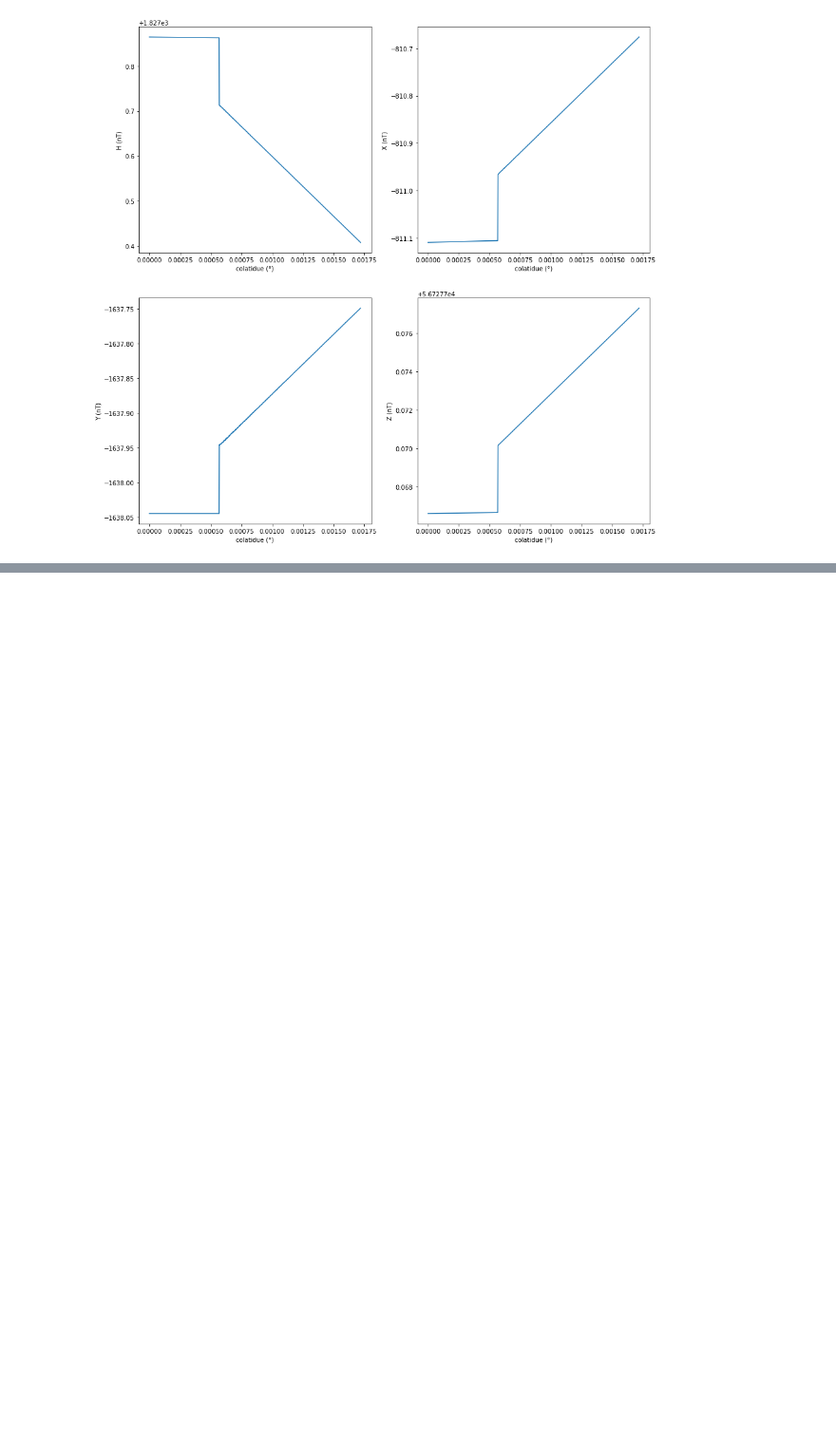
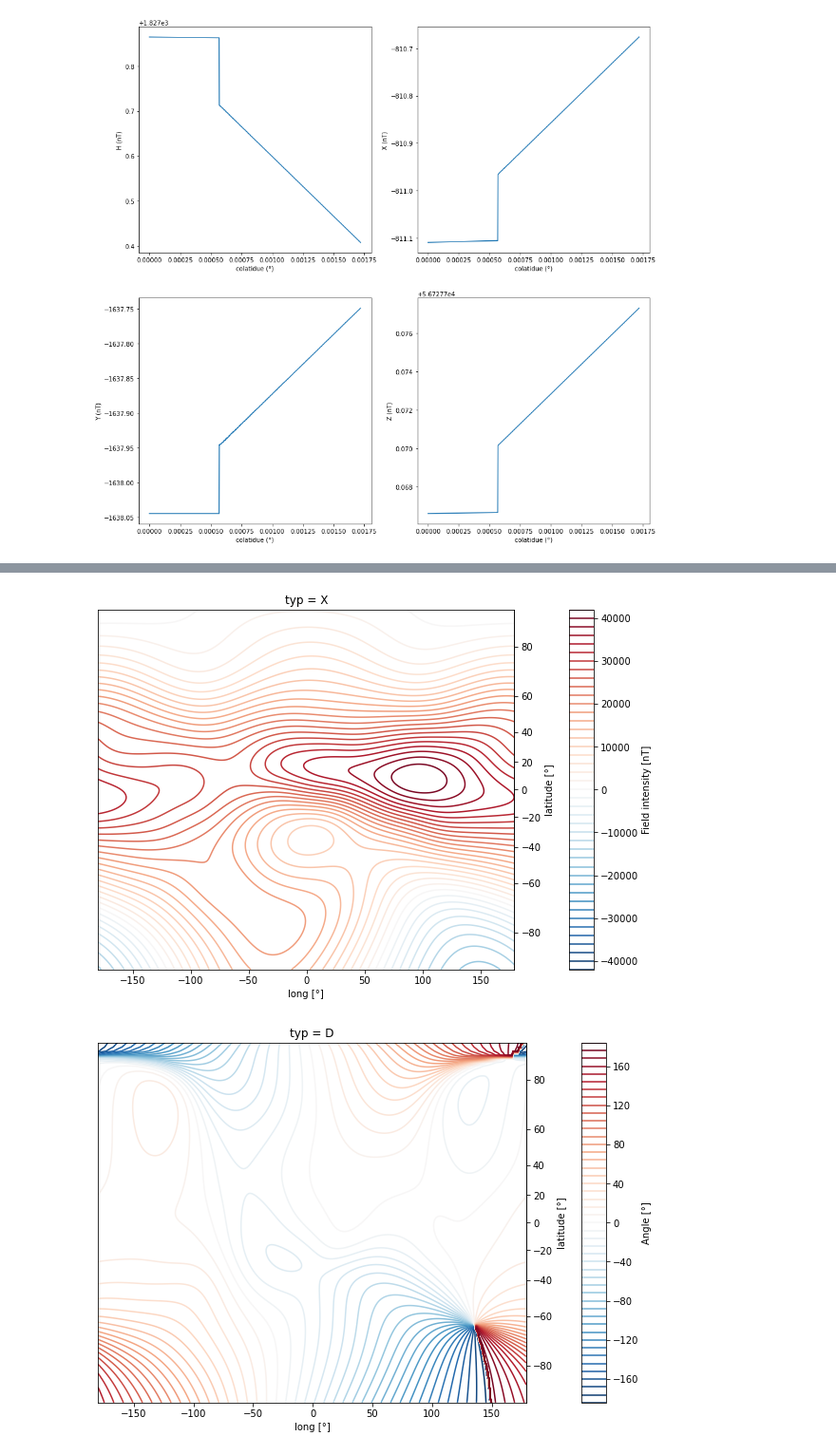
Before and after one commit to Bertin-fap/geomagnetism-exemples, a Jupyter notebook: GEOMAGNETISM_GITHUB.ipynb, the cells around one changed output, grey strips where cells are left out. Shown at 95% size. Cells and saved outputs as stored; diff of their text form; code cells hidden in the pictures; blank space fills up the shorter version.

```diff
--- a/GEOMAGNETISM_GITHUB.ipynb
+++ b/GEOMAGNETISM_GITHUB.ipynb
@@ -289,2 +278,41 @@ print(Mp0[0,1:])
 # %% [markdown]
 <script type="text/javascript" src="http://cdn.mathjax.org/mathjax/latest/MathJax.js?config=default"></script>
+# %%
+import numpy as np
+
+colatitudes = np.linspace(0,180,181)
+longitudes = np.linspace(-180,179,360)
+
+dintensities, dangles = geo.grid_geomagnetic(colatitudes, longitudes)
+# %%
+
+import matplotlib.pyplot as plt
+import xarray as xr
+%matplotlib inline
+
+def change_yticks():
+    secay = ax.secondary_yaxis('right', functions=(miller_inv, miller))
+    secay.set_ylabel('latitude [°]')
+    ax.set_yticklabels([])
+    plt.tick_params(
+    axis='y',
+    which='both',
+    left = False)
+    ax.set_ylabel("")
+
+miller = lambda x :1.25*np.arcsinh(np.tan(4*x*np.pi/900))*180/np.pi
+miller_inv = lambda x :1.25*np.arctan(np.sinh(4*x*np.pi/900))*180/np.pi
+y = miller(90-colatitudes)
+
+fig, ax = plt.subplots(figsize=(2*4.09152901955, 2*3),constrained_layout=True)
+
+p = dintensities.sel(typ="X").plot.contour(levels=50, add_colorbar=True, ax = ax)
+
+change_yticks()
+
+fig, ax = plt.subplots(figsize=(2*4.09152901955, 2*3),constrained_layout=True)
+p = dangles.sel(typ="D").plot.contour(levels=50, add_colorbar=True, ax = ax)
+change_yticks()
+# %% [output]
+[figure, added]
+[figure, added]
```
Also changed, not shown: parts of 2 cells of this notebook.
